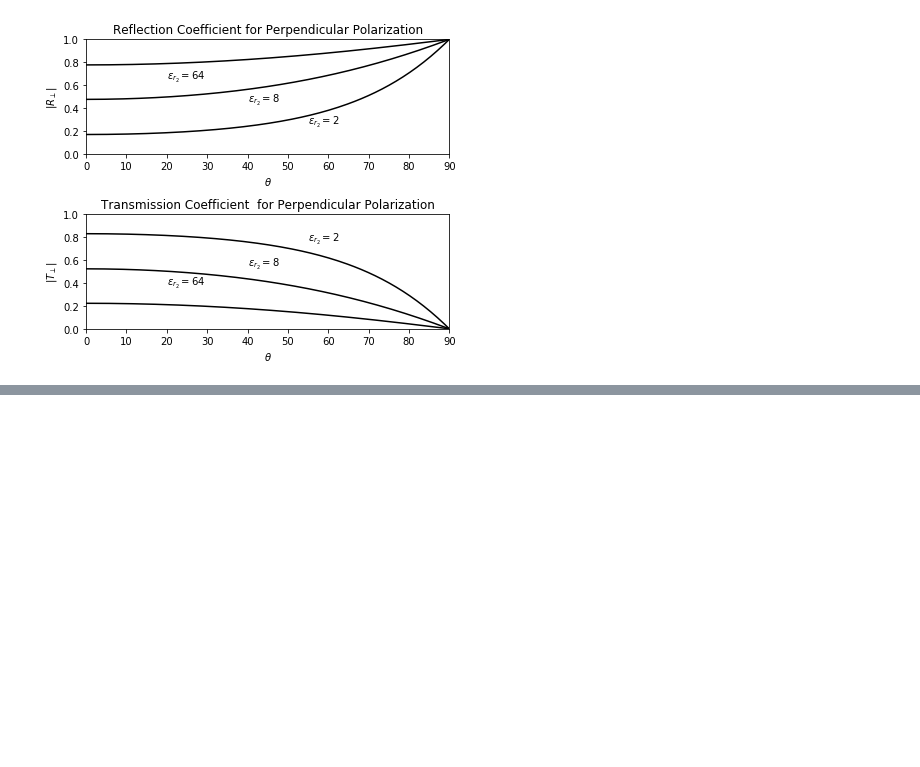
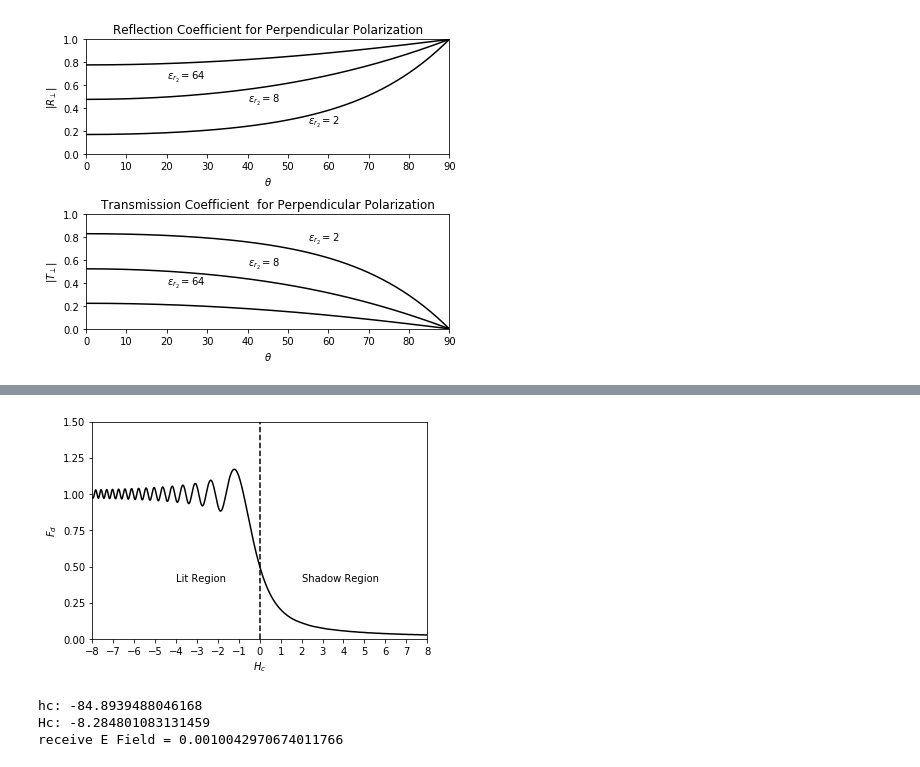
Before and after one commit to totoff/SamrtAntennas, a Jupyter notebook: ElectromagneticFields.ipynb, the cells around one changed output, grey strips where cells are left out. Cells and saved outputs as stored; diff of their text form; code cells hidden in the pictures; blank space fills up the shorter version.

```diff
--- a/ElectromagneticFields.ipynb
+++ b/ElectromagneticFields.ipynb
@@ -460,0 +535,61 @@ plt.tight_layout()
+# %%
+#2.17
+hcc=-8
+inc=.01
+
+height= np.array([])
+y = np.array([])
+
+for k in np.arange(1,2001):
+    Hc=hcc+k/100
+    height= np.append(height,Hc)
+    u = np.arange(Hc,90,inc)
+    next_y = np.abs(inc*np.trapz(np.exp(-1j*np.pi*(np.square(u))/2)))/np.sqrt(2)
+    y = np.append(y, next_y)
+
+
+plt.plot(height,y,'k')
+plt.xlabel(r'$H_c$')
+plt.xticks(np.arange(-8,9,1))
+plt.xlim(-8,8)
+plt.ylabel(r'$F_d$')
+plt.ylim(0.0,1.5)
+plt.yticks(np.arange(0.0,1.75,0.25))
+plt.vlines(x=0,ymin=0.0,ymax=1.5,colors='k', linestyles='--')
+plt.text(-4,.4,'Lit Region',fontsize=10)
+plt.text(2,.4,'Shadow Region',fontsize=10)
+plt.show()
+# %% [output]
+[figure, added]
+# %%
+#2.18
+h1=150
+h2=200
+d1=300
+d2=700
+d=1000
+h=250
+f=300E6
+
+r1=np.sqrt((h2-h1)**2+d**2)
+r2_1=np.sqrt((h-h1)**2+d1**2)
+r2_2=np.sqrt((h-h2)**2+d2**2)
+r2=r2_1+r2-2
+
+theta1=np.arctan((h-h1)/d1)
+theta2=np.arctan((h2-h1)/d)
+theta=theta1-theta2
+
+hc=-r2_1*np.sin(theta)
+print(f'hc: {hc}')
+
+Hc = hc*np.sqrt(2*d/(d1*d2*3e8/f))
+print(f'Hc: {Hc}')
+
+u = np.arange(Hc,90,0.01)
+Fd = np.abs(inc*np.trapz(np.exp(-1j*np.pi*(np.square(u))/2)))/np.sqrt(2)
+print(f'receive E Field = {Fd/r1}')
+# %% [output]
+hc: -84.8939488046168
+Hc: -8.284801083131459
+receive E Field = 0.0010042970674011766
```
Also changed, not shown: parts of 3 cells of this notebook.
